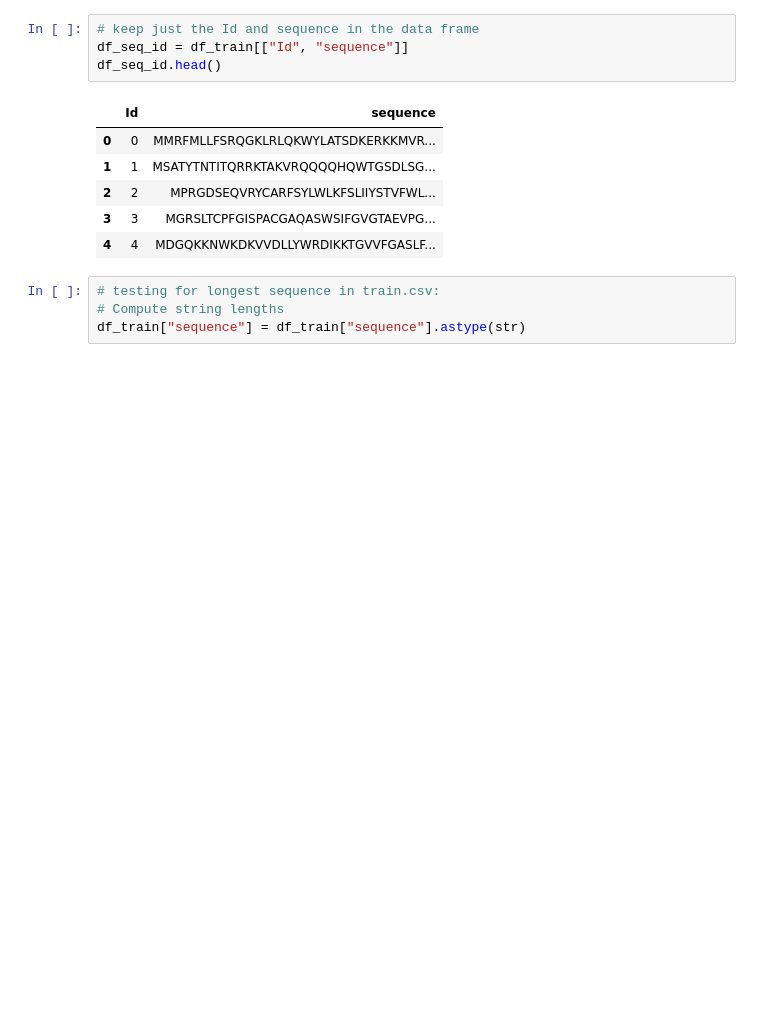
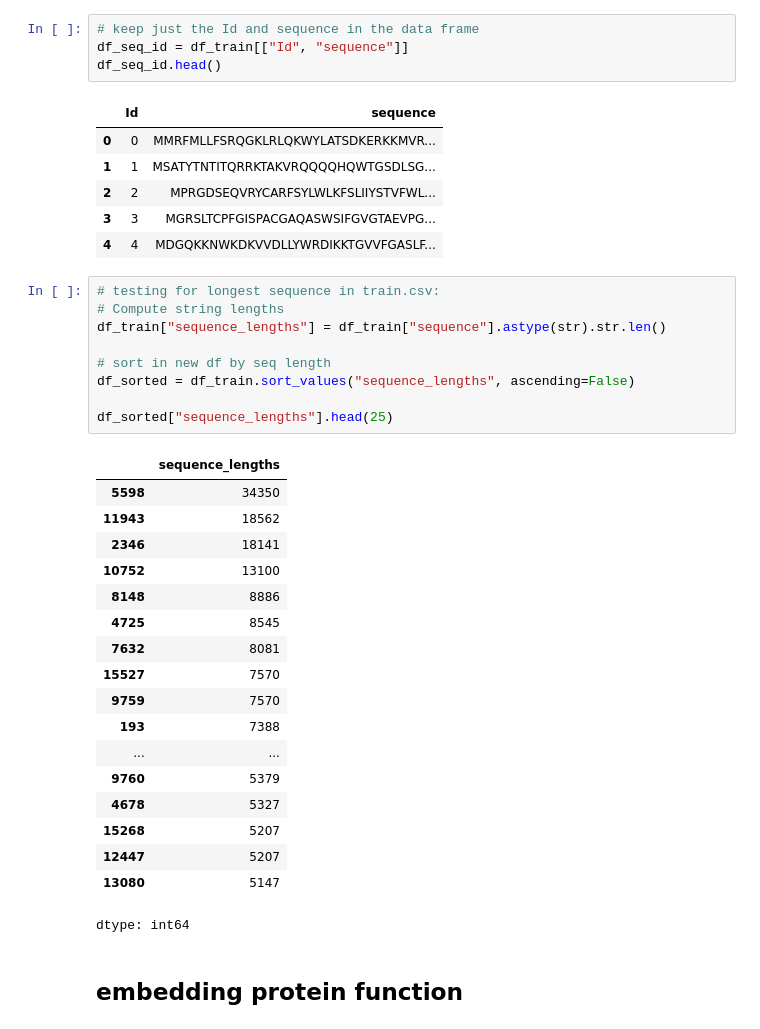
Before and after one commit to archiebenn/BIOLM0050_kaggle, a Jupyter notebook: protein_embedding_classifier.ipynb, the cells around one changed output. Drawn from its saved outputs; the diff is of its cells as text; blank space fills up the shorter version.

```diff
--- a/protein_embedding_classifier.ipynb
+++ b/protein_embedding_classifier.ipynb
@@ -84,4 +91,30 @@ df_seq_id.head()
 # %%
 # testing for longest sequence in train.csv:
 # Compute string lengths
-df_train["sequence"] = df_train["sequence"].astype(str)
+df_train["sequence_lengths"] = df_train["sequence"].astype(str).str.len()
+
+# sort in new df by seq length
+df_sorted = df_train.sort_values("sequence_lengths", ascending=False)
+
+df_sorted["sequence_lengths"].head(25)
+# %% [output]
+|  | sequence_lengths |
+| 5598 | 34350 |
+| 11943 | 18562 |
+| 2346 | 18141 |
+| 10752 | 13100 |
+| 8148 | 8886 |
+| 4725 | 8545 |
+| 7632 | 8081 |
+| 15527 | 7570 |
+| 9759 | 7570 |
+| 193 | 7388 |
+| ... | ... |
+| 9760 | 5379 |
+| 4678 | 5327 |
+| 15268 | 5207 |
+| 12447 | 5207 |
+| 13080 | 5147 |
+dtype: int64
+# %% [markdown]
+## embedding protein function
```
Also changed, not shown: parts of 12 cells of this notebook.
